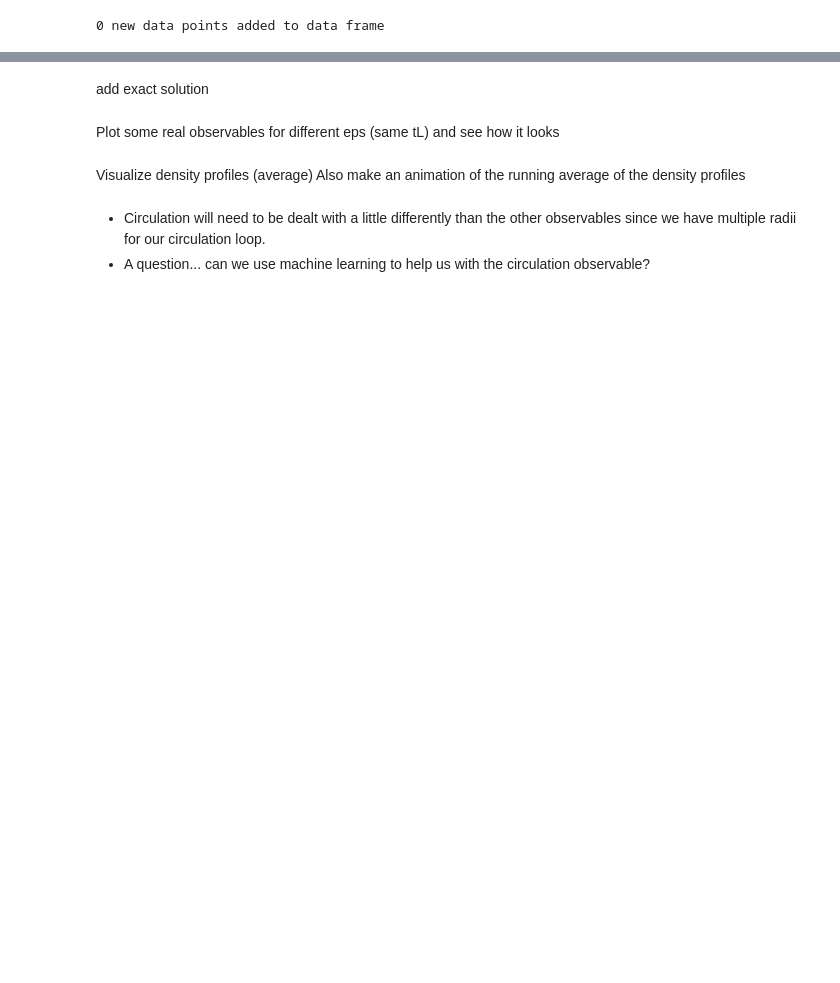
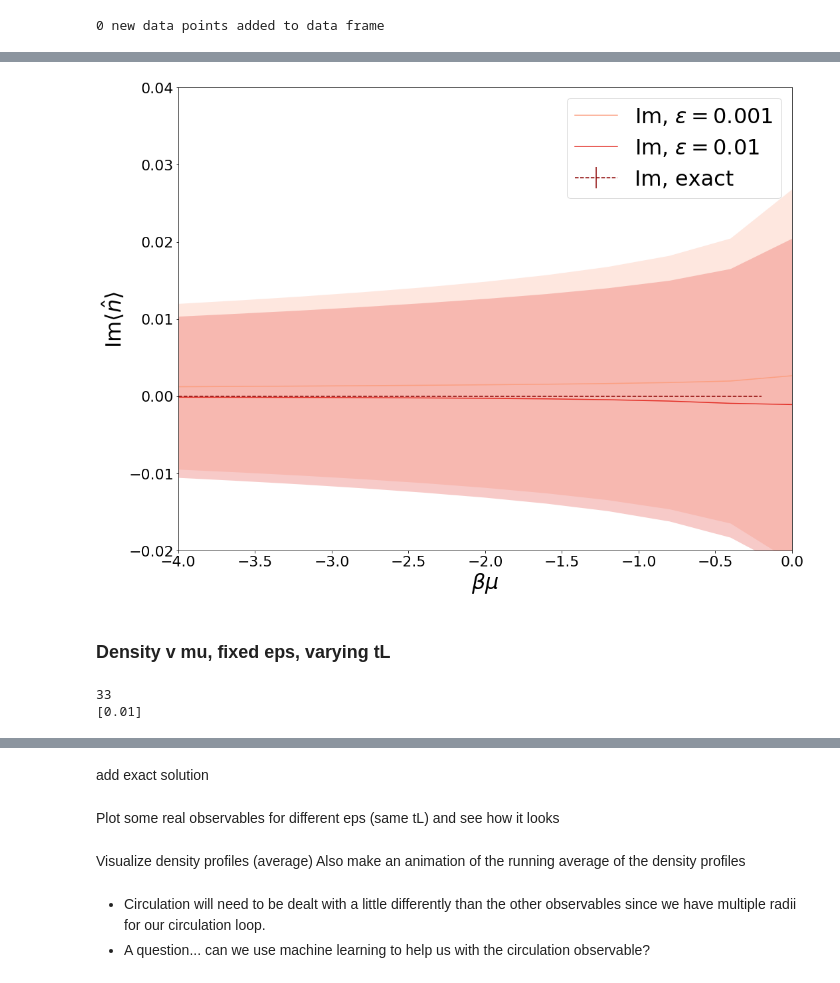
Before and after one commit to caseyberger/nrrb, a Jupyter notebook: amrex-langevin/Analysis/AnalysisTest.ipynb, the cells around one changed output, grey strips where cells are left out. Saved outputs shown, nothing was run; the diff lists cells and outputs as text; code cells hidden in the pictures; blank space fills up the shorter version.

```diff
--- a/amrex-langevin/Analysis/AnalysisTest.ipynb
+++ b/amrex-langevin/Analysis/AnalysisTest.ipynb
@@ -193,0 +274,55 @@ plt.show()
+# %%
+beta = plot_data['beta'].unique()[0]
+x_exact = free_gas_exact["mu"]*beta
+exact_n_Im = free_gas_exact['Im n Exact']
+exactImerr = np.zeros_like(exact_n_Im)
+eps_list = np.array(plot_data["eps"].unique())
+sns.set_palette(im_palette,len(eps_list))
+
+fig, ax = plt.subplots(figsize = (2*plot_horizontal,2*plot_vertical))
+ax.errorbar(x=x_exact,y=exact_n_Im,yerr = exactImerr,
+                   label = "Im, exact", color = im_color,linestyle='--')
+for eps in eps_list:
+    df = plot_data[plot_data['eps'] == eps]
+    df = df.sort_values(by=['mu'])
+    x = df["mu"]*beta
+    nIm = df['Dens (Im)']
+    nIm_err = df['Dens Err (Im)']
+    ax.plot(x,nIm,label = "Im, $\epsilon =$"+str(eps))
+    ax.fill_between(x,nIm-nIm_err,nIm+nIm_err,label="_nolegend_", alpha=0.25)
+    ax.legend(fontsize=32)
+    ax.tick_params(labelsize=22)
+    ax.set_xlabel(r"$\beta \mu$", fontsize=32)
+    ax.set_ylabel(r"$\mathrm{Im}\langle\hat{n}\rangle$", fontsize=32)
+plt.xlim(-4.,0.)
+#plt.ylim(2000000.0*np.min(exact_n_Im),4000000.*np.max(exact_n_Im))
+plt.ylim(-0.02,0.04)
+plt.tight_layout()
+plt.savefig(plotdir+"free_gas_n_Im_Nx_"+str(Nx)+"_Nt_"+str(Nt)+"_tL_"+str(tL)+".png",format ='png')
+plt.savefig(plotdir+"free_gas_n_Im_Nx_"+str(Nx)+"_Nt_"+str(Nt)+"_tL_"+str(tL)+".pdf",format ='pdf')
+plt.show()
+# %% [output]
+[figure, added]
+# %% [markdown]
+### Density v mu, fixed eps, varying tL
+# %%
+#refresh the data frame
+df = df_new
+eps = 0.01
+plot_params = {
+    'Nx' : Nx,
+    'Nt' : Nt,
+    'eps' : eps,
+    #'tL' : 1000,
+    'wtr' : 0.0, # trap frequency
+    'wz' : 0.0, # rotation frequency
+    'lambda' : 0.0, # lambda, contact interaction strength
+}
+plot_data = df[(df[list(plot_params)] == pd.Series(plot_params)).all(axis=1)]
+print(plot_data.shape[0])
+#print(list(plot_data.columns))
+plot_data.head()
+print(plot_data["eps"].unique())
+# %% [output]
+33
+[0.01]
```
Also changed, not shown: parts of 20 cells of this notebook, 2 other files.
